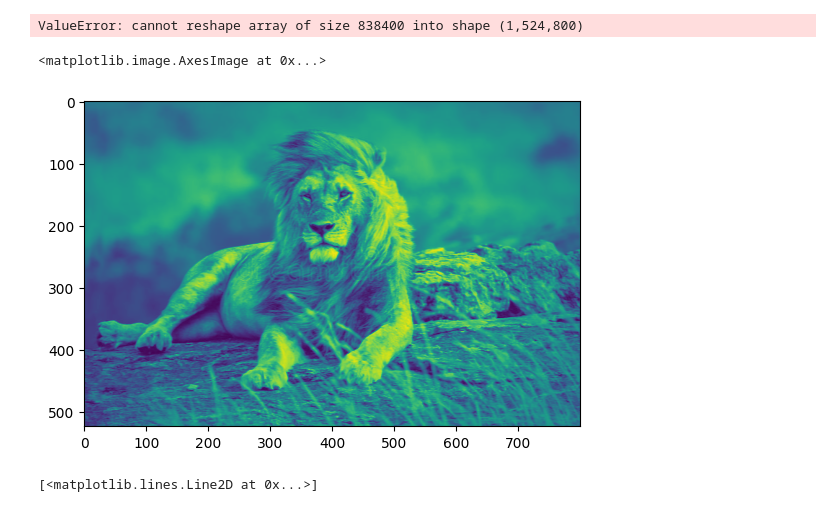
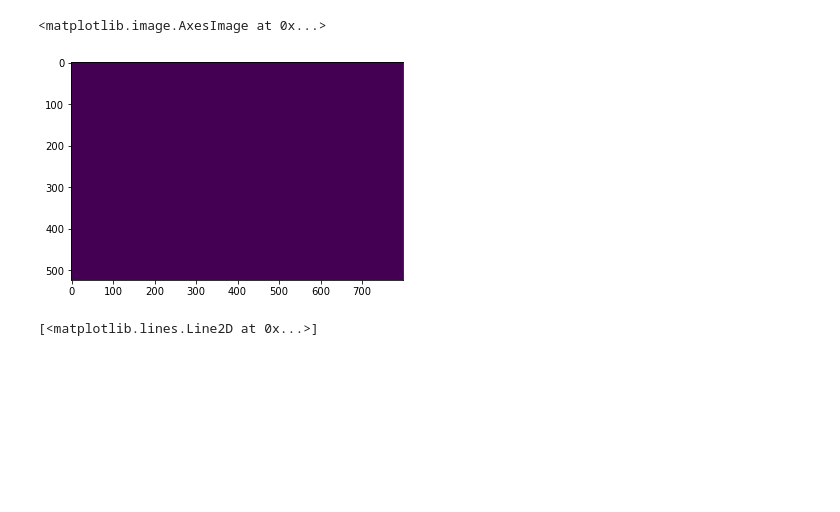
Before and after one commit to amfaber/tracking_optimizations, a Jupyter notebook: gpu-tracking/explore.ipynb, the cells around one changed output. Drawn from its saved outputs; the diff is of its cells as text; code cells hidden in the pictures; blank space fills up the shorter version.

```diff
--- a/gpu-tracking/explore.ipynb
+++ b/gpu-tracking/explore.ipynb
@@ -17,7 +17,7 @@ with open("test", "rb") as file:
     data = file.read()
 last_dim = 1
 # centers = np.frombuffer(data, dtype = "float32").reshape(512, 512, last_dim)
-centers = np.frombuffer(data, dtype = "float32").reshape(last_dim, 524, 800)
+centers = np.frombuffer(data, dtype = "float32").reshape(524, 800, 1)
 # with open("tp_processed.pkl", "rb") as file:
 #     tp_processed = pickle.load(file).astype("float32")
 # with open("inp", "rb") as file:
@@ -25,5 +25,3 @@ centers = np.frombuffer(data, dtype = "float32").reshape(last_dim, 524, 800)
 # frame = np.frombuffer(data, dtype = "float32").reshape(512, 512)
 from scipy.ndimage import grey_dilation
 import scipy.fft as fft
-# %% [output]
-ValueError: cannot reshape array of size 838400 into shape (1,524,800)
@@ -32,8 +28,8 @@ ValueError: cannot reshape array of size 838400 into shape (1,524,800)
 # %%
-plt.imshow(centers[0])
+plt.imshow(centers[:, :, 0])
 # %% [output]
 <matplotlib.image.AxesImage at 0x...>
-[figure, old version]
+[figure, new version]
 # %%
 plt.plot(centers[:, 0])
 # %% [output]
```
Also changed, not shown: parts of 1 cell of this notebook, 13 other files.
